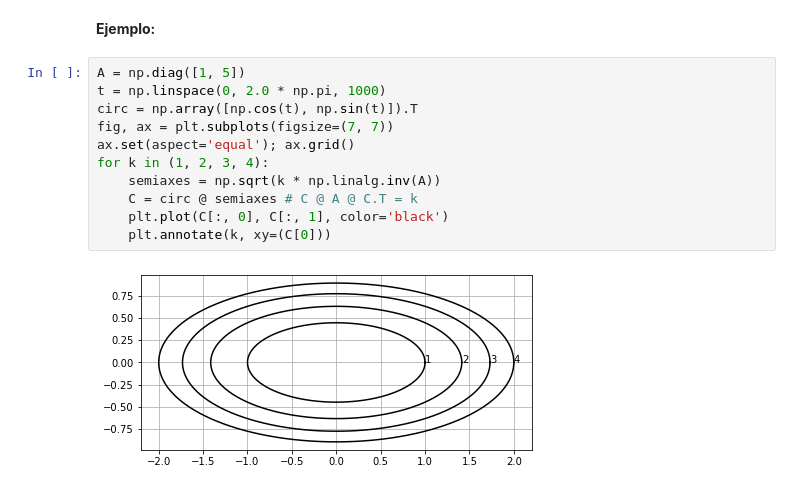
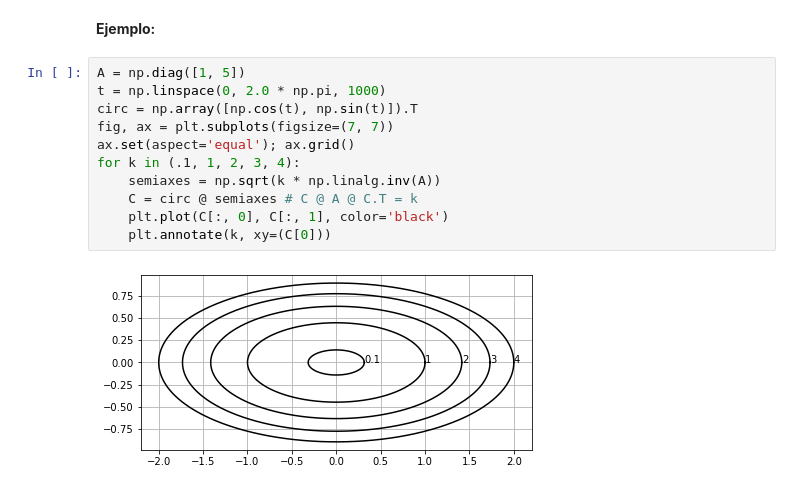
Before and after one commit to AlfonsJ/2024_07_31_PER2324, a Jupyter notebook: 02_fun/2.11b Algebra lineal (matrices especiales).ipynb, the cells around one changed output. Saved outputs shown, nothing was run; the diff lists cells and outputs as text.

```diff
--- a/02_fun/2.11b Algebra lineal (matrices especiales).ipynb
+++ b/02_fun/2.11b Algebra lineal (matrices especiales).ipynb
@@ -49,13 +49,13 @@ El conjunto de nivel $C_k$ para $f$, $C_k=\{\boldsymbol{x}: f(\boldsymbol{x})=k\
 # %%
 A = np.diag([1, 5])
 t = np.linspace(0, 2.0 * np.pi, 1000)
 circ = np.array([np.cos(t), np.sin(t)]).T
 fig, ax = plt.subplots(figsize=(7, 7))
 ax.set(aspect='equal'); ax.grid()
-for k in (1, 2, 3, 4):
+for k in (.1, 1, 2, 3, 4):
     semiaxes = np.sqrt(k * np.linalg.inv(A))
     C = circ @ semiaxes # C @ A @ C.T = k
     plt.plot(C[:, 0], C[:, 1], color='black')
     plt.annotate(k, xy=(C[0]))
 # %% [output]
-[figure, old version]
+[figure, new version]
```
